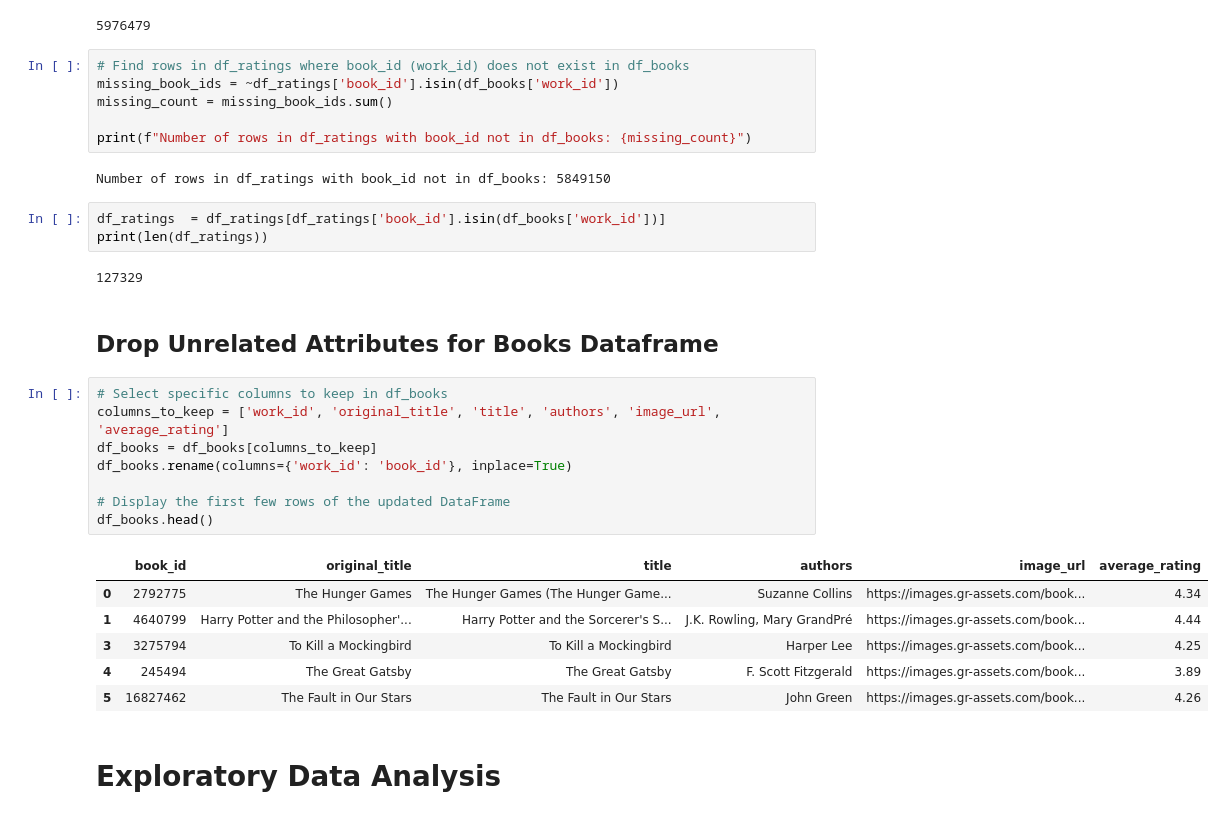
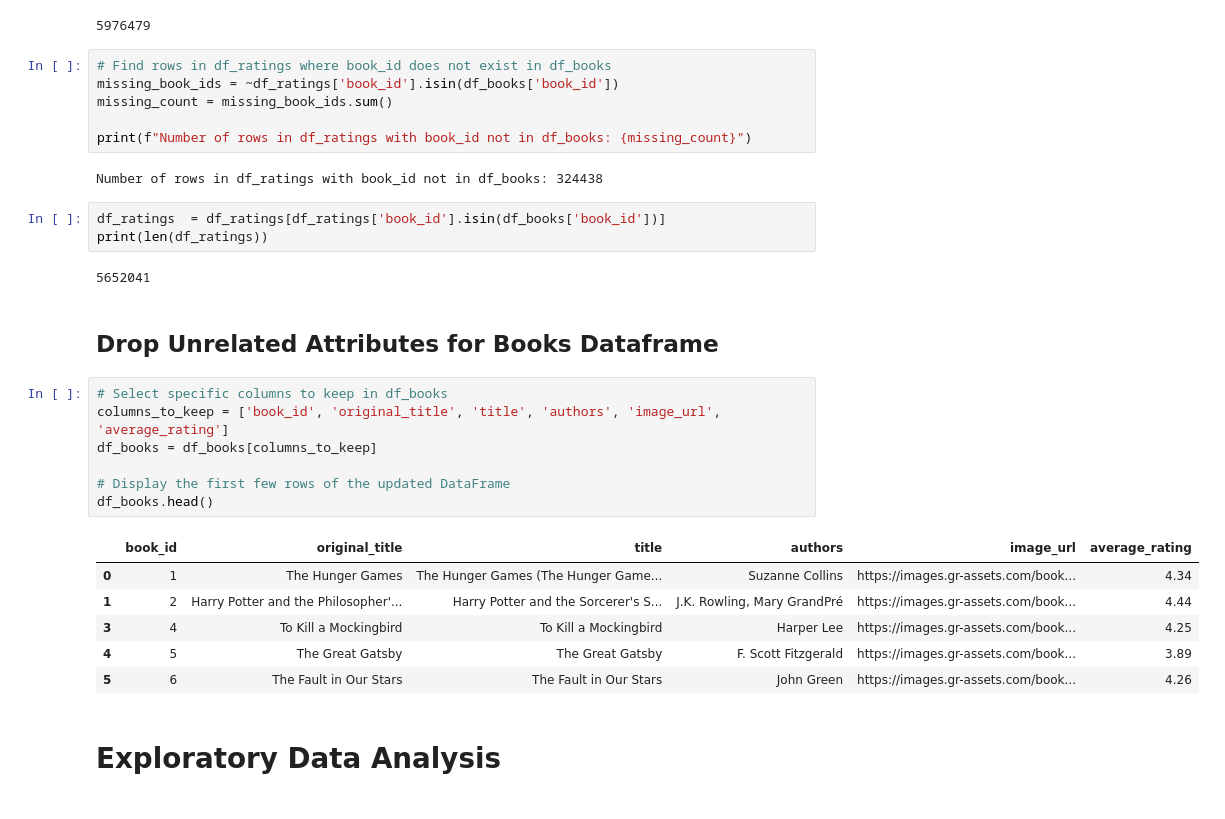
Before and after one commit to j9988/GoodBooks_Recommendation_System, a Jupyter notebook: Assignment 1.ipynb, the cells around one changed output. Drawn from its saved outputs; the diff is of its cells as text.

```diff
--- a/Assignment 1.ipynb
+++ b/Assignment 1.ipynb
@@ -204,35 +204,34 @@ len(df_ratings)
 # %% [output]
 5976479
 # %%
-# Find rows in df_ratings where book_id (work_id) does not exist in df_books
-missing_book_ids = ~df_ratings['book_id'].isin(df_books['work_id'])
+# Find rows in df_ratings where book_id does not exist in df_books
+missing_book_ids = ~df_ratings['book_id'].isin(df_books['book_id'])
 missing_count = missing_book_ids.sum()
 
 print(f"Number of rows in df_ratings with book_id not in df_books: {missing_count}")
 # %% [output]
-Number of rows in df_ratings with book_id not in df_books: 5849150
+Number of rows in df_ratings with book_id not in df_books: 324438
 # %%
-df_ratings  = df_ratings[df_ratings['book_id'].isin(df_books['work_id'])]
+df_ratings  = df_ratings[df_ratings['book_id'].isin(df_books['book_id'])]
 print(len(df_ratings))
 # %% [output]
-127329
+5652041
 # %% [markdown]
 ## Drop Unrelated Attributes for Books Dataframe
 # %%
 # Select specific columns to keep in df_books
-columns_to_keep = ['work_id', 'original_title', 'title', 'authors', 'image_url', 'average_rating']
+columns_to_keep = ['book_id', 'original_title', 'title', 'authors', 'image_url', 'average_rating']
 df_books = df_books[columns_to_keep]
-df_books.rename(columns={'work_id': 'book_id'}, inplace=True)
 
 # Display the first few rows of the updated DataFrame
 df_books.head()
 # %% [output]
 |  | book_id | original_title | title | authors | image_url | average_rating |
-| 0 | 2792775 | The Hunger Games | The Hunger Games (The Hunger Game... | Suzanne Collins | https://images.gr-assets.com/book... | 4.34 |
-| 1 | 4640799 | Harry Potter and the Philosopher'... | Harry Potter and the Sorcerer's S... | J.K. Rowling, Mary GrandPré | https://images.gr-assets.com/book... | 4.44 |
-| 3 | 3275794 | To Kill a Mockingbird | To Kill a Mockingbird | Harper Lee | https://images.gr-assets.com/book... | 4.25 |
-| 4 | 245494 | The Great Gatsby | The Great Gatsby | F. Scott Fitzgerald | https://images.gr-assets.com/book... | 3.89 |
-| 5 | 16827462 | The Fault in Our Stars | The Fault in Our Stars | John Green | https://images.gr-assets.com/book... | 4.26 |
+| 0 | 1 | The Hunger Games | The Hunger Games (The Hunger Game... | Suzanne Collins | https://images.gr-assets.com/book... | 4.34 |
+| 1 | 2 | Harry Potter and the Philosopher'... | Harry Potter and the Sorcerer's S... | J.K. Rowling, Mary GrandPré | https://images.gr-assets.com/book... | 4.44 |
+| 3 | 4 | To Kill a Mockingbird | To Kill a Mockingbird | Harper Lee | https://images.gr-assets.com/book... | 4.25 |
+| 4 | 5 | The Great Gatsby | The Great Gatsby | F. Scott Fitzgerald | https://images.gr-assets.com/book... | 3.89 |
+| 5 | 6 | The Fault in Our Stars | The Fault in Our Stars | John Green | https://images.gr-assets.com/book... | 4.26 |
 # %% [markdown]
 # Exploratory Data Analysis
 # %% [markdown]
```
Also changed, not shown: parts of 22 cells of this notebook, 3 other files.
